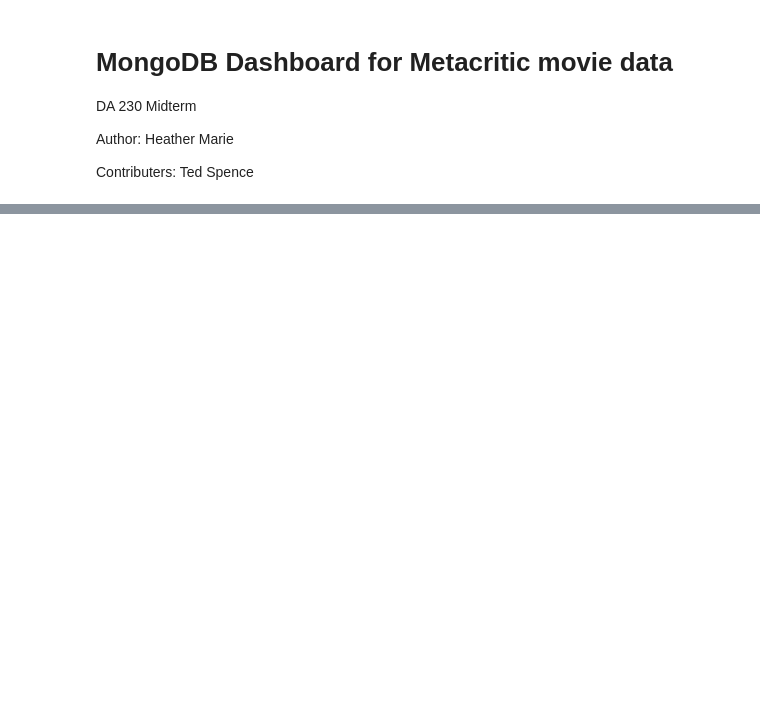
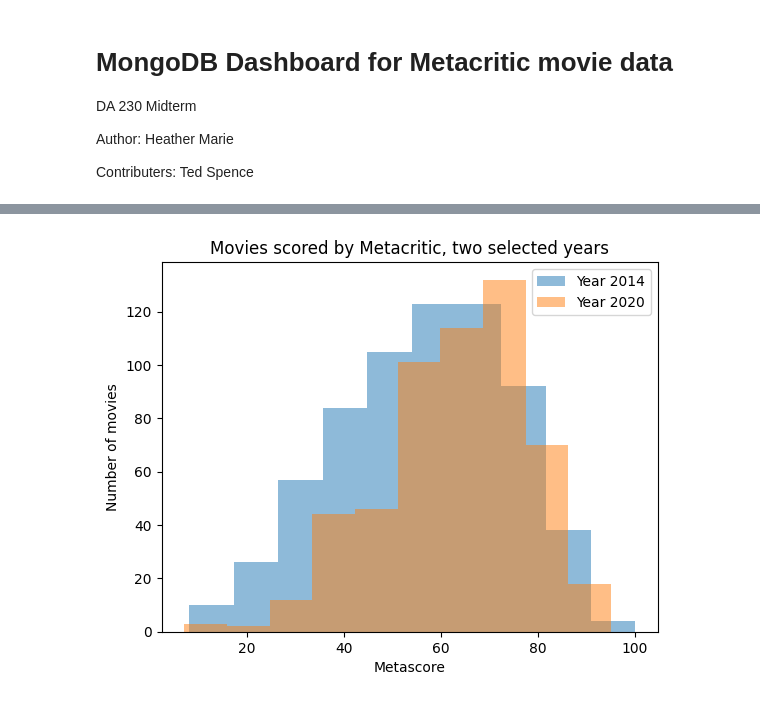
Before and after one commit to hselymes/DA320, a Jupyter notebook: Midterm/MongoDB dashboard.ipynb, the cells around one changed output, grey strips where cells are left out. Saved outputs shown, nothing was run; the diff lists cells and outputs as text; code cells hidden in the pictures; blank space fills up the shorter version.

```diff
--- a/Midterm/MongoDB dashboard.ipynb
+++ b/Midterm/MongoDB dashboard.ipynb
@@ -43,0 +77,19 @@ This database has the collections ['IMDB', 'Metacritic', 'IMDB_Pipeline_View']
+# %%
+# Compare yearly histograms
+
+from matplotlib import pyplot
+
+#Retrieve metascore for 2 different years
+scores_2014 = metacritic[metacritic['year'] == 2014].score
+scores_2020 = metacritic[metacritic['year'] == 2020].score
+
+# Plot data into buckets
+pyplot.title("Movies scored by Metacritic, two selected years")
+pyplot.xlabel('Metascore')
+pyplot.ylabel('Number of movies')
+pyplot.hist(scores_2014, alpha=0.5, label = 'Year 2014')
+pyplot.hist(scores_2020, alpha = 0.5, label = 'Year 2020')
+pyplot.legend(loc='upper right')
+pyplot.show()
+# %% [output]
+[figure, added]
```
Also changed, not shown: parts of 4 cells of this notebook, 1 other file.
